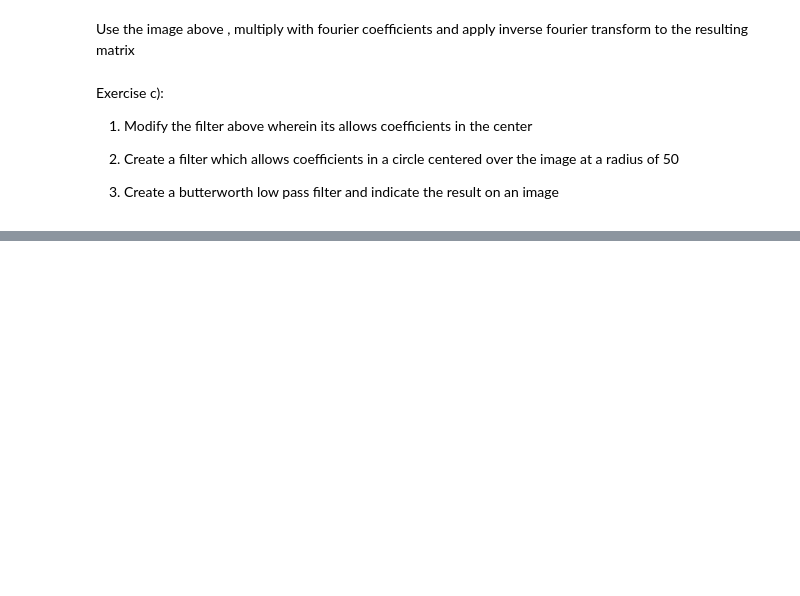
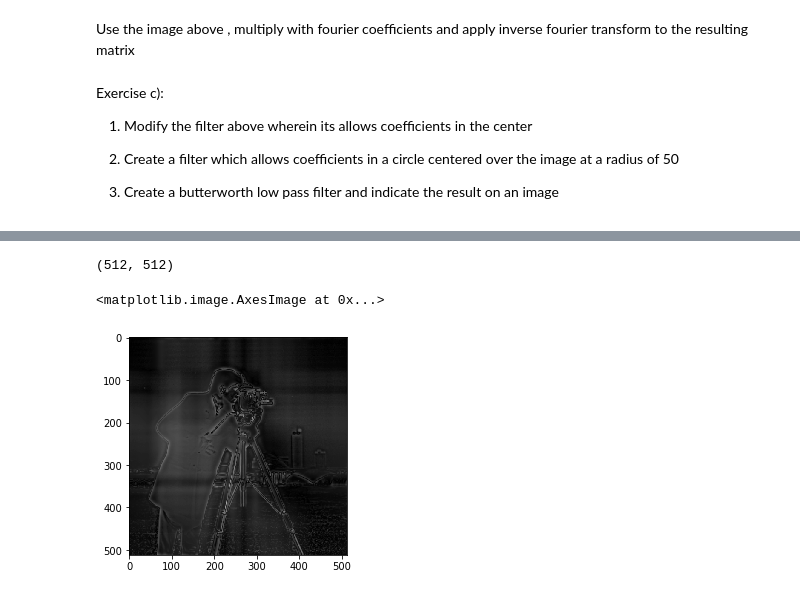
Before and after one commit to Ravitha/BIP-Laboratory, a Jupyter notebook: Lab4.ipynb, the cells around one changed output, grey strips where cells are left out. Drawn from its saved outputs; the diff is of its cells as text; code cells hidden in the pictures; blank space fills up the shorter version.

```diff
--- a/Lab4.ipynb
+++ b/Lab4.ipynb
@@ -127,0 +167,20 @@ Exercise c):
+# %%
+from skimage import data
+I = data.camera()
+print(I.shape)
+# Load Image Compute fourier
+F = np.fft.fft2(I)
+# Compute Optical layout
+F = np.fft.fftshift(F)
+# Find Response
+R = F*H
+
+#Convert to standard layout and find inverse fourier transform
+R = np.fft.fftshift(R)
+RI = np.fft.ifft2(R)
+
+plt.imshow(np.abs(RI), cmap='gray', vmax= 255, vmin=0)
+# %% [output]
+(512, 512)
+<matplotlib.image.AxesImage at 0x...>
+[figure, added]
```
Also changed, not shown: parts of 7 cells of this notebook.
